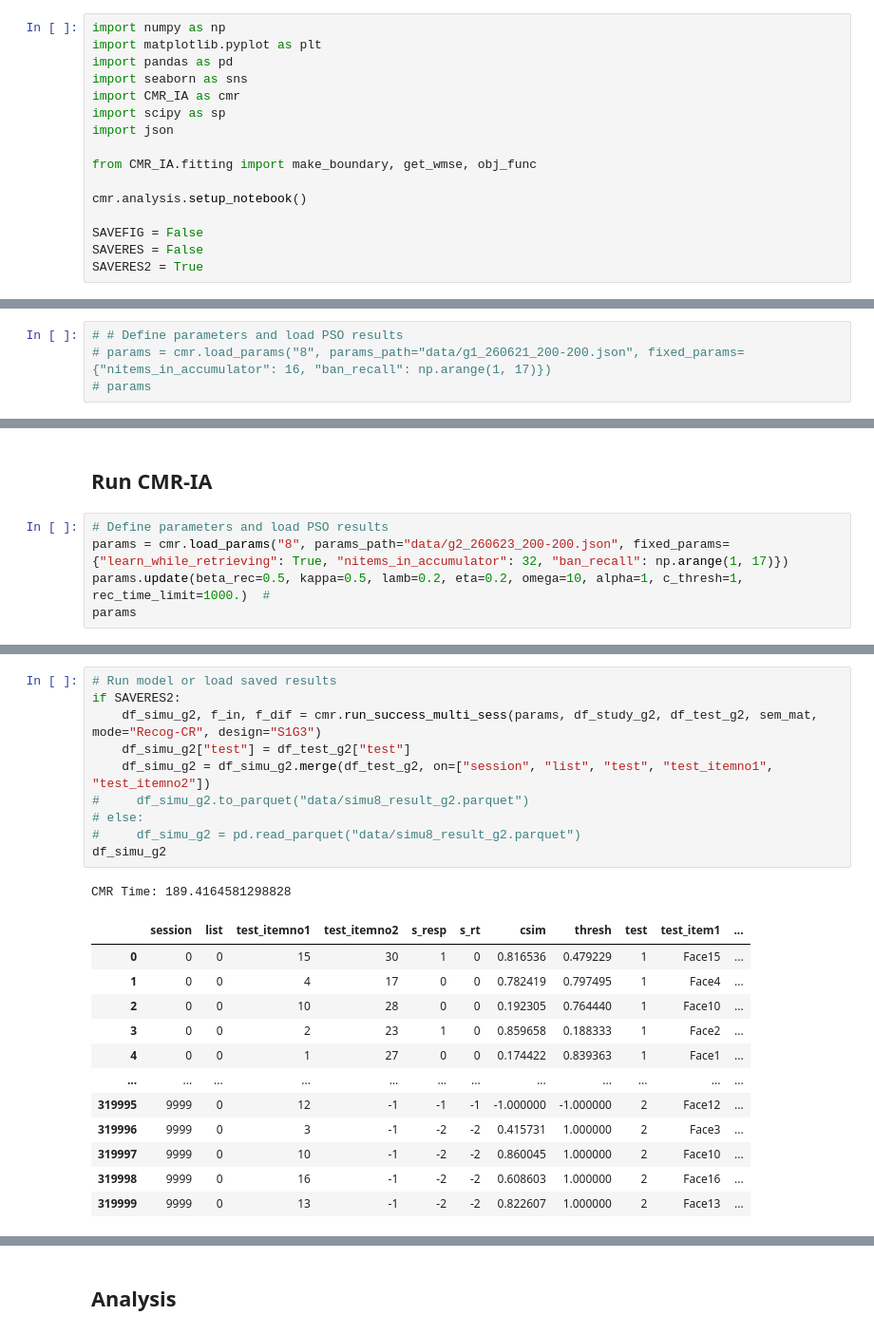
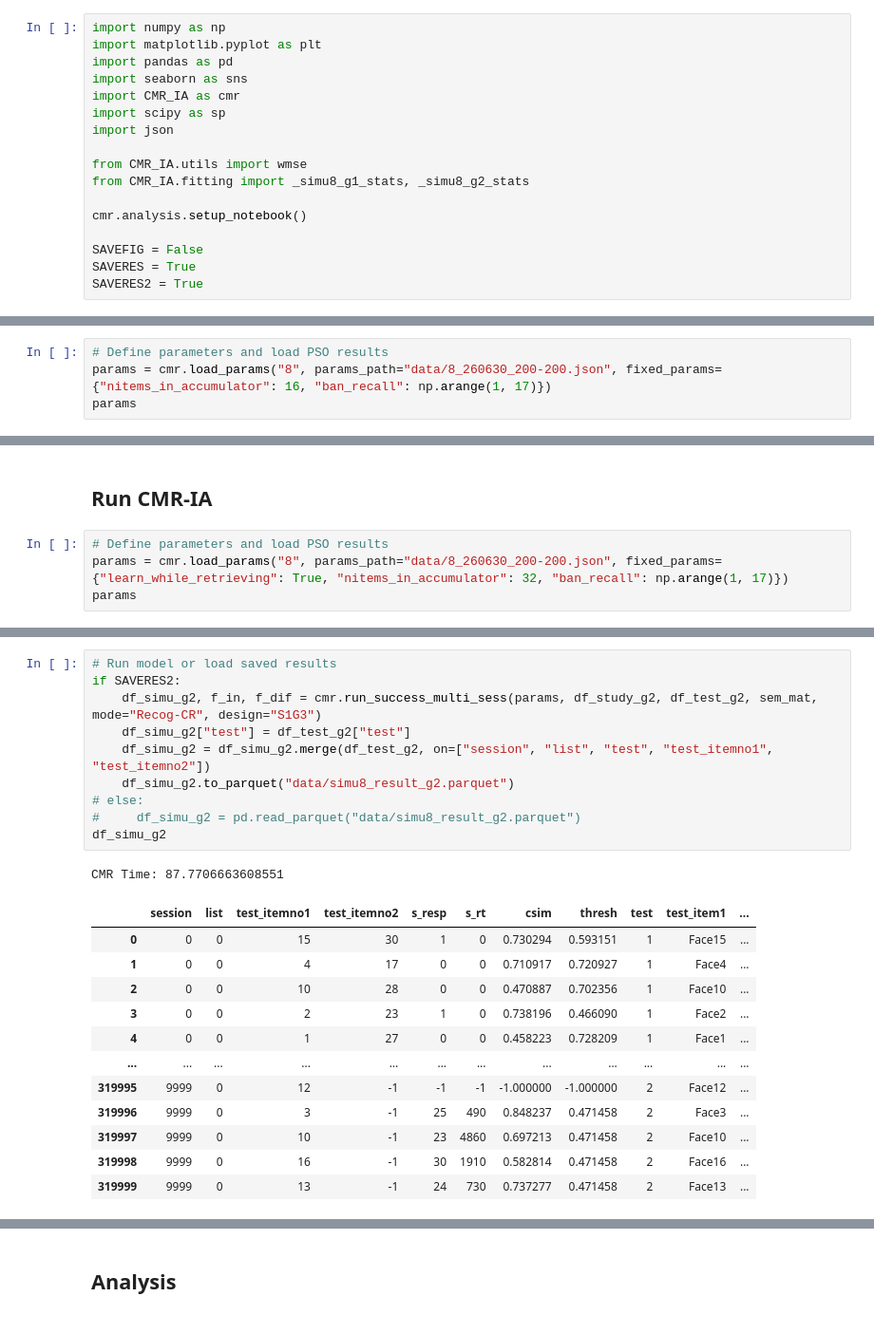
Before and after one commit to pennmem/CMR-IA, a Jupyter notebook: Analysis/simu8_cr_sim/simu8_main.ipynb, the cells around one changed output, grey strips where cells are left out. Shown at 95% size. Cells and saved outputs as stored; diff of their text form.

```diff
--- a/Analysis/simu8_cr_sim/simu8_main.ipynb
+++ b/Analysis/simu8_cr_sim/simu8_main.ipynb
@@ -7,12 +7,13 @@ import CMR_IA as cmr
 import scipy as sp
 import json
 
-from CMR_IA.fitting import make_boundary, get_wmse, obj_func
+from CMR_IA.utils import wmse
+from CMR_IA.fitting import _simu8_g1_stats, _simu8_g2_stats
 
 cmr.analysis.setup_notebook()
 
 SAVEFIG = False
-SAVERES = False
+SAVERES = True
 SAVERES2 = True
 # %% [markdown]
 ## Load Stimuli and Semantic Matrix
@@ -67,6 +68,6 @@ df_test_g1.drop(columns=["test_itemno2", "test_item2"], inplace=True)
 # %% [markdown]
 ## Run CMR-IA
 # %%
-# # Define parameters and load PSO results
-# params = cmr.load_params("8", params_path="data/g1_260621_200-200.json", fixed_params={"nitems_in_accumulator": 16, "ban_recall": np.arange(1, 17)})
-# params
+# Define parameters and load PSO results
+params = cmr.load_params("8", params_path="data/8_260630_200-200.json", fixed_params={"nitems_in_accumulator": 16, "ban_recall": np.arange(1, 17)})
+params
@@ -365,7 +391,6 @@ df_test_g2 = df_test.query("group == 2").copy()
 ## Run CMR-IA
 # %%
 # Define parameters and load PSO results
-params = cmr.load_params("8", params_path="data/g2_260623_200-200.json", fixed_params={"learn_while_retrieving": True, "nitems_in_accumulator": 32, "ban_recall": np.arange(1, 17)})
-params.update(beta_rec=0.5, kappa=0.5, lamb=0.2, eta=0.2, omega=10, alpha=1, c_thresh=1, rec_time_limit=1000.)  #
+params = cmr.load_params("8", params_path="data/8_260630_200-200.json", fixed_params={"learn_while_retrieving": True, "nitems_in_accumulator": 32, "ban_recall": np.arange(1, 17)})
 params
 # %% [output]
@@ -389,27 +414,27 @@ params
 # %%
 # Run model or load saved results
 if SAVERES2:
     df_simu_g2, f_in, f_dif = cmr.run_success_multi_sess(params, df_study_g2, df_test_g2, sem_mat, mode="Recog-CR", design="S1G3")
     df_simu_g2["test"] = df_test_g2["test"]
     df_simu_g2 = df_simu_g2.merge(df_test_g2, on=["session", "list", "test", "test_itemno1", "test_itemno2"])
-#     df_simu_g2.to_parquet("data/simu8_result_g2.parquet")
+    df_simu_g2.to_parquet("data/simu8_result_g2.parquet")
 # else:
 #     df_simu_g2 = pd.read_parquet("data/simu8_result_g2.parquet")
 df_simu_g2
 # %% [output]
-CMR Time: 189.4164581298828
+CMR Time: 87.7706663608551
 |  | session | list | test_itemno1 | test_itemno2 | s_resp | s_rt | csim | thresh | test | test_item1 | ... |
-| 0 | 0 | 0 | 15 | 30 | 1 | 0 | 0.816536 | 0.479229 | 1 | Face15 | ... |
-| 1 | 0 | 0 | 4 | 17 | 0 | 0 | 0.782419 | 0.797495 | 1 | Face4 | ... |
-| 2 | 0 | 0 | 10 | 28 | 0 | 0 | 0.192305 | 0.764440 | 1 | Face10 | ... |
-| 3 | 0 | 0 | 2 | 23 | 1 | 0 | 0.859658 | 0.188333 | 1 | Face2 | ... |
-| 4 | 0 | 0 | 1 | 27 | 0 | 0 | 0.174422 | 0.839363 | 1 | Face1 | ... |
+| 0 | 0 | 0 | 15 | 30 | 1 | 0 | 0.730294 | 0.593151 | 1 | Face15 | ... |
+| 1 | 0 | 0 | 4 | 17 | 0 | 0 | 0.710917 | 0.720927 | 1 | Face4 | ... |
+| 2 | 0 | 0 | 10 | 28 | 0 | 0 | 0.470887 | 0.702356 | 1 | Face10 | ... |
+| 3 | 0 | 0 | 2 | 23 | 1 | 0 | 0.738196 | 0.466090 | 1 | Face2 | ... |
+| 4 | 0 | 0 | 1 | 27 | 0 | 0 | 0.458223 | 0.728209 | 1 | Face1 | ... |
 | ... | ... | ... | ... | ... | ... | ... | ... | ... | ... | ... | ... |
 | 319995 | 9999 | 0 | 12 | -1 | -1 | -1 | -1.000000 | -1.000000 | 2 | Face12 | ... |
-| 319996 | 9999 | 0 | 3 | -1 | -2 | -2 | 0.415731 | 1.000000 | 2 | Face3 | ... |
-| 319997 | 9999 | 0 | 10 | -1 | -2 | -2 | 0.860045 | 1.000000 | 2 | Face10 | ... |
-| 319998 | 9999 | 0 | 16 | -1 | -2 | -2 | 0.608603 | 1.000000 | 2 | Face16 | ... |
-| 319999 | 9999 | 0 | 13 | -1 | -2 | -2 | 0.822607 | 1.000000 | 2 | Face13 | ... |
+| 319996 | 9999 | 0 | 3 | -1 | 25 | 490 | 0.848237 | 0.471458 | 2 | Face3 | ... |
+| 319997 | 9999 | 0 | 10 | -1 | 23 | 4860 | 0.697213 | 0.471458 | 2 | Face10 | ... |
+| 319998 | 9999 | 0 | 16 | -1 | 30 | 1910 | 0.582814 | 0.471458 | 2 | Face16 | ... |
+| 319999 | 9999 | 0 | 13 | -1 | 24 | 730 | 0.737277 | 0.471458 | 2 | Face13 | ... |
 320000 rows × 14 columns
 # %% [markdown]
 ## Analysis
```
Also changed, not shown: parts of 31 cells of this notebook, 58 other files.
